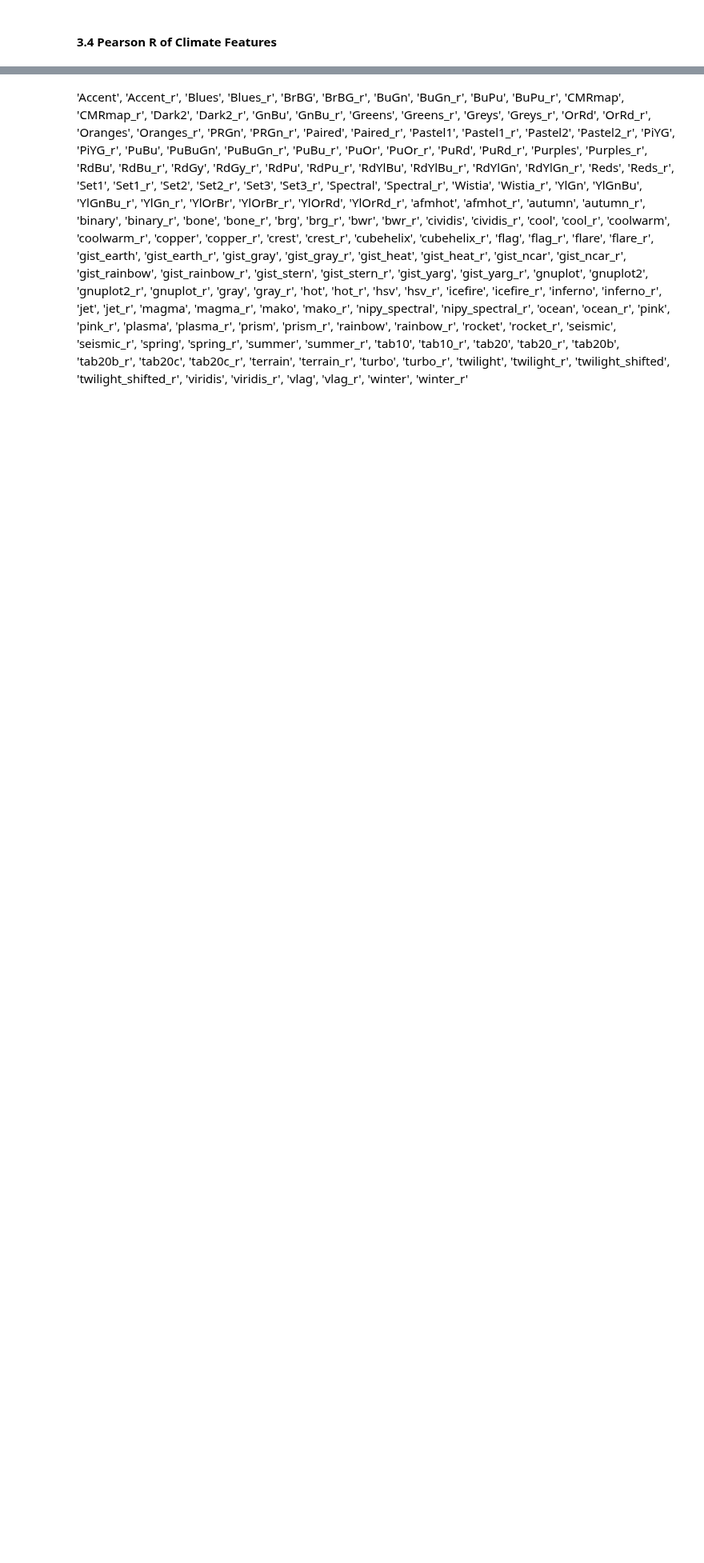
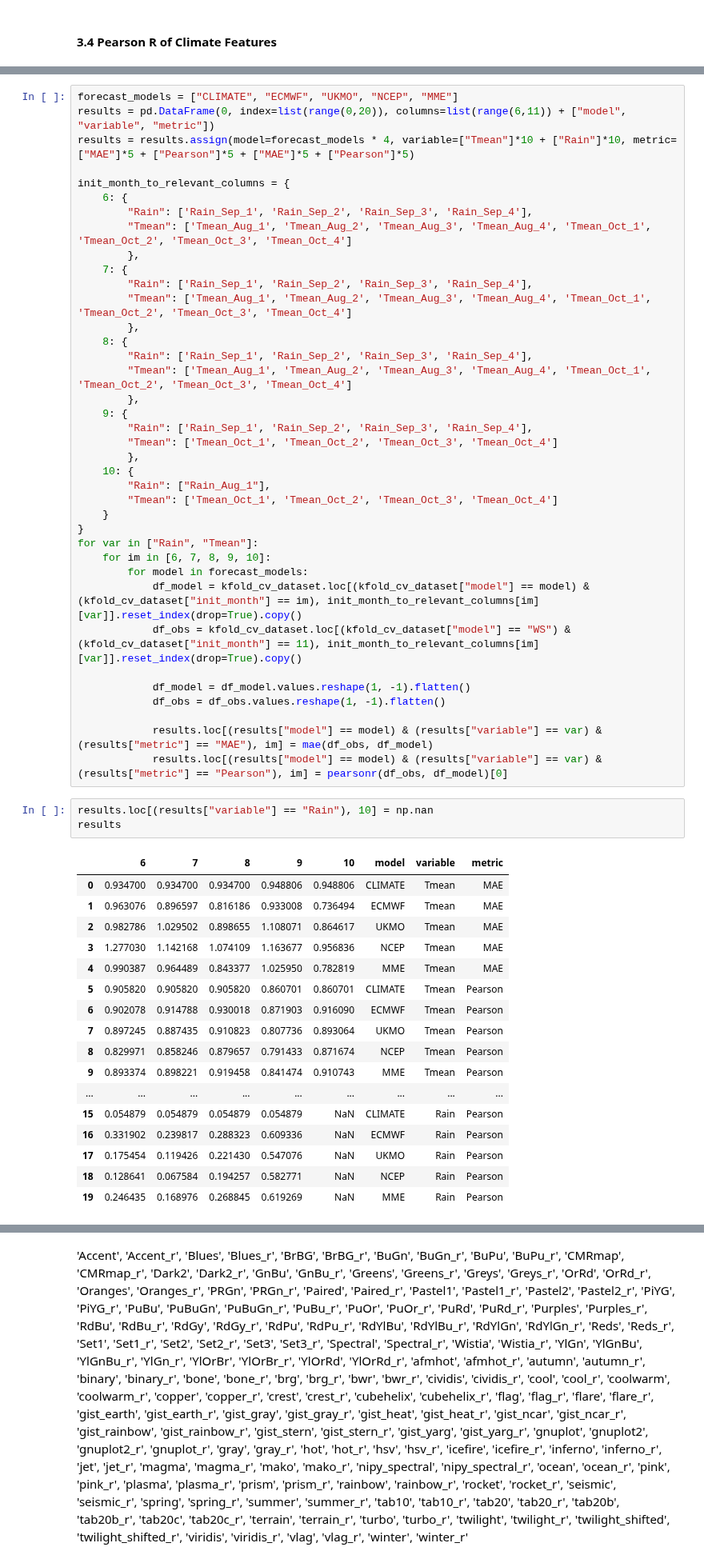
Before and after one commit to mzachow/wheat-yield-forecast-brazil, a Jupyter notebook: figures_for_manuscript.ipynb, the cells around one changed output, grey strips where cells are left out. Shown at 80% size. Saved outputs shown, nothing was run; the diff lists cells and outputs as text; blank space fills up the shorter version.

```diff
--- a/figures_for_manuscript.ipynb
+++ b/figures_for_manuscript.ipynb
@@ -214,0 +176,59 @@ for m in ["MAE"]:
+# %%
+forecast_models = ["CLIMATE", "ECMWF", "UKMO", "NCEP", "MME"]
+results = pd.DataFrame(0, index=list(range(0,20)), columns=list(range(6,11)) + ["model", "variable", "metric"])
+results = results.assign(model=forecast_models * 4, variable=["Tmean"]*10 + ["Rain"]*10, metric=["MAE"]*5 + ["Pearson"]*5 + ["MAE"]*5 + ["Pearson"]*5)
+
+init_month_to_relevant_columns = {
+    6: {
+        "Rain": ['Rain_Sep_1', 'Rain_Sep_2', 'Rain_Sep_3', 'Rain_Sep_4'],
+        "Tmean": ['Tmean_Aug_1', 'Tmean_Aug_2', 'Tmean_Aug_3', 'Tmean_Aug_4', 'Tmean_Oct_1', 'Tmean_Oct_2', 'Tmean_Oct_3', 'Tmean_Oct_4']
+        },
+    7: {
+        "Rain": ['Rain_Sep_1', 'Rain_Sep_2', 'Rain_Sep_3', 'Rain_Sep_4'],
+        "Tmean": ['Tmean_Aug_1', 'Tmean_Aug_2', 'Tmean_Aug_3', 'Tmean_Aug_4', 'Tmean_Oct_1', 'Tmean_Oct_2', 'Tmean_Oct_3', 'Tmean_Oct_4']
+        },
+    8: {
+        "Rain": ['Rain_Sep_1', 'Rain_Sep_2', 'Rain_Sep_3', 'Rain_Sep_4'],
+        "Tmean": ['Tmean_Aug_1', 'Tmean_Aug_2', 'Tmean_Aug_3', 'Tmean_Aug_4', 'Tmean_Oct_1', 'Tmean_Oct_2', 'Tmean_Oct_3', 'Tmean_Oct_4']
+        },
+    9: {
+        "Rain": ['Rain_Sep_1', 'Rain_Sep_2', 'Rain_Sep_3', 'Rain_Sep_4'],
+        "Tmean": ['Tmean_Oct_1', 'Tmean_Oct_2', 'Tmean_Oct_3', 'Tmean_Oct_4']
+        },
+    10: {
+        "Rain": ["Rain_Aug_1"],
+        "Tmean": ['Tmean_Oct_1', 'Tmean_Oct_2', 'Tmean_Oct_3', 'Tmean_Oct_4']
+    }
+}
+for var in ["Rain", "Tmean"]:
+    for im in [6, 7, 8, 9, 10]:
+        for model in forecast_models:
+            df_model = kfold_cv_dataset.loc[(kfold_cv_dataset["model"] == model) & (kfold_cv_dataset["init_month"] == im), init_month_to_relevant_columns[im][var]].reset_index(drop=True).copy()
+            df_obs = kfold_cv_dataset.loc[(kfold_cv_dataset["model"] == "WS") & (kfold_cv_dataset["init_month"] == 11), init_month_to_relevant_columns[im][var]].reset_index(drop=True).copy()
+
+            df_model = df_model.values.reshape(1, -1).flatten()
+            df_obs = df_obs.values.reshape(1, -1).flatten()
+
+            results.loc[(results["model"] == model) & (results["variable"] == var) & (results["metric"] == "MAE"), im] = mae(df_obs, df_model)
+            results.loc[(results["model"] == model) & (results["variable"] == var) & (results["metric"] == "Pearson"), im] = pearsonr(df_obs, df_model)[0]
+# %%
+results.loc[(results["variable"] == "Rain"), 10] = np.nan
+results
+# %% [output]
+|  | 6 | 7 | 8 | 9 | 10 | model | variable | metric |
+| 0 | 0.934700 | 0.934700 | 0.934700 | 0.948806 | 0.948806 | CLIMATE | Tmean | MAE |
+| 1 | 0.963076 | 0.896597 | 0.816186 | 0.933008 | 0.736494 | ECMWF | Tmean | MAE |
+| 2 | 0.982786 | 1.029502 | 0.898655 | 1.108071 | 0.864617 | UKMO | Tmean | MAE |
+| 3 | 1.277030 | 1.142168 | 1.074109 | 1.163677 | 0.956836 | NCEP | Tmean | MAE |
+| 4 | 0.990387 | 0.964489 | 0.843377 | 1.025950 | 0.782819 | MME | Tmean | MAE |
+| 5 | 0.905820 | 0.905820 | 0.905820 | 0.860701 | 0.860701 | CLIMATE | Tmean | Pearson |
+| 6 | 0.902078 | 0.914788 | 0.930018 | 0.871903 | 0.916090 | ECMWF | Tmean | Pearson |
+| 7 | 0.897245 | 0.887435 | 0.910823 | 0.807736 | 0.893064 | UKMO | Tmean | Pearson |
+| 8 | 0.829971 | 0.858246 | 0.879657 | 0.791433 | 0.871674 | NCEP | Tmean | Pearson |
+| 9 | 0.893374 | 0.898221 | 0.919458 | 0.841474 | 0.910743 | MME | Tmean | Pearson |
+| ... | ... | ... | ... | ... | ... | ... | ... | ... |
+| 15 | 0.054879 | 0.054879 | 0.054879 | 0.054879 | NaN | CLIMATE | Rain | Pearson |
+| 16 | 0.331902 | 0.239817 | 0.288323 | 0.609336 | NaN | ECMWF | Rain | Pearson |
+| 17 | 0.175454 | 0.119426 | 0.221430 | 0.547076 | NaN | UKMO | Rain | Pearson |
+| 18 | 0.128641 | 0.067584 | 0.194257 | 0.582771 | NaN | NCEP | Rain | Pearson |
+| 19 | 0.246435 | 0.168976 | 0.268845 | 0.619269 | NaN | MME | Rain | Pearson |
```
Also changed, not shown: parts of 6 cells of this notebook, 7 other files.
